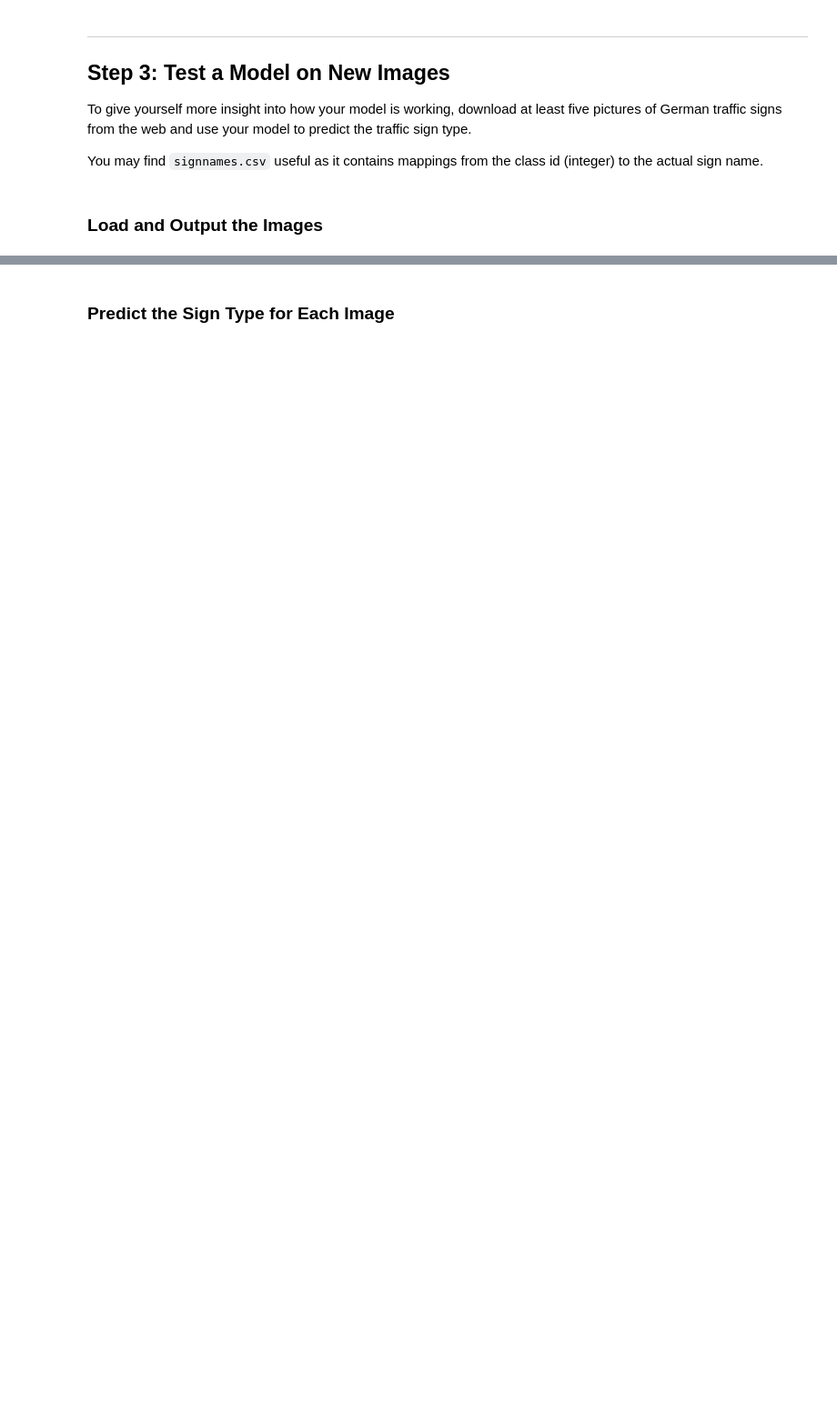
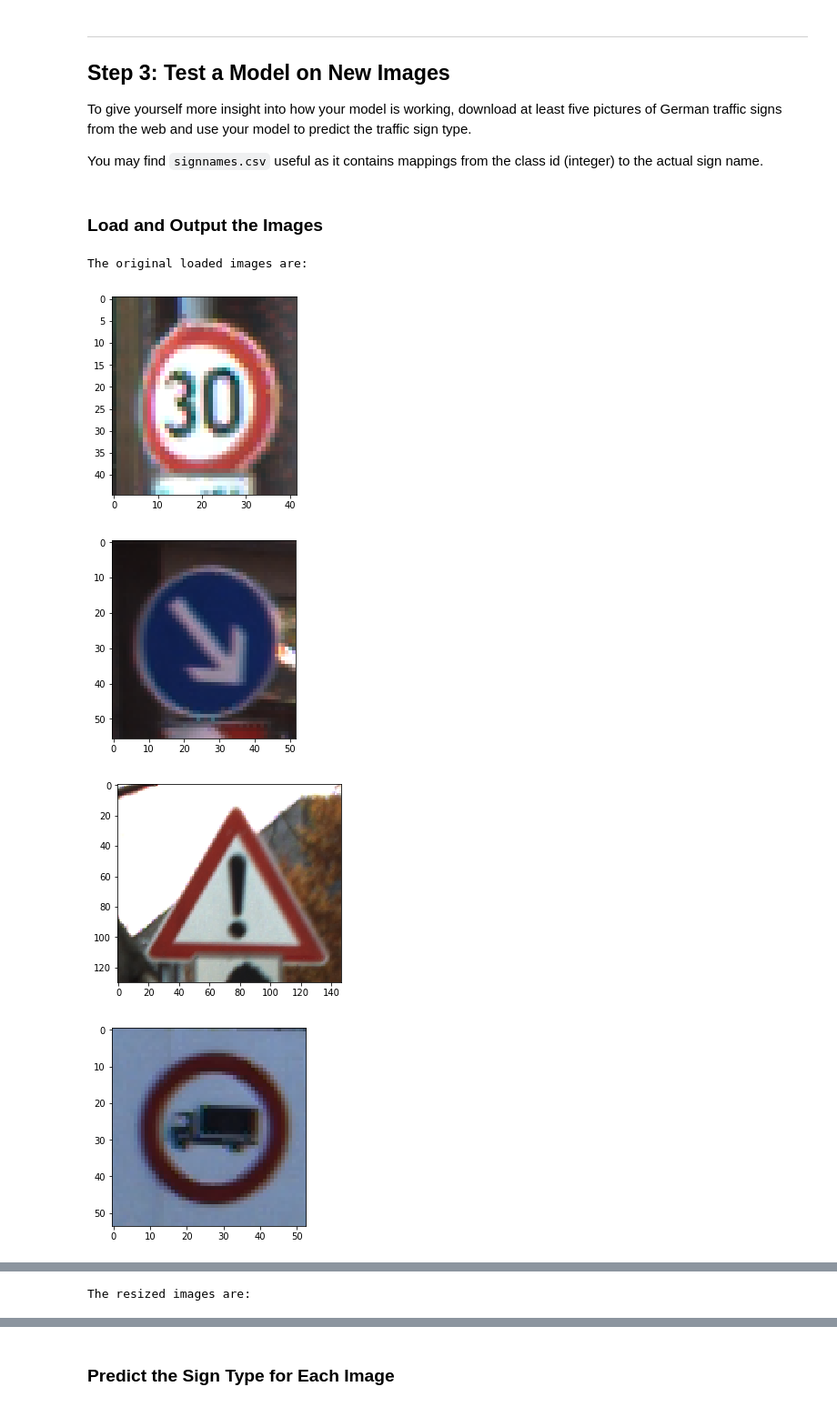
Before and after one commit to chgeso/self-driving-car-p3-traffic-sign-classifier, a Jupyter notebook: Traffic_Sign_Classifier.ipynb, the cells around one changed output, grey strips where cells are left out. Shown at 91% size. Saved outputs shown, nothing was run; the diff lists cells and outputs as text; code cells hidden in the pictures; blank space fills up the shorter version.

```diff
--- a/Traffic_Sign_Classifier.ipynb
+++ b/Traffic_Sign_Classifier.ipynb
@@ -233,0 +408,61 @@ You may find `signnames.csv` useful as it contains mappings from the class id (i
+# %%
+### Load the images and plot them here.
+### Feel free to use as many code cells as needed.
+
+import glob
+
+# The number of the new picutres is 5.
+# X_axis and Y_axis lengths are 32.
+# The channels are three channels (R,G,B)
+num_newpics = 5
+pics_x_size = 32
+pics_y_size = 32
+pics_channels = 3
+
+X_new = np.zeros((num_newpics,pics_x_size,pics_y_size,pics_channels), dtype=np.uint8)
+
+# Read the new images and input to X_new arrays.
+new_pics_list = glob.glob('./newdata/ClassId*.ppm')
+
+print('\nThe original loaded images are:')
+
+for idx, fname in enumerate(new_pics_list):
+
+    # Read the image and convert from BGR to RGB
+    img = cv2.cvtColor(cv2.imread(fname), cv2.COLOR_BGR2RGB)
+    plt.figure()
+    plt.imshow(img)
+
+    # Resize the image to pics_x_size x pics_y_size.
+    img_resize = cv2.resize(img,(pics_x_size, pics_y_size))
+    X_new[idx,:,:,:] = img_resize
+
+plt.show()
+
+# Draw subplots for show the resized images.
+row = 1
+col = num_newpics
+
+fig, axes = plt.subplots(row, col, figsize=(pics_x_size/2, pics_y_size/2),
+                         subplot_kw={'xticks': [], 'yticks': []})
+fig.subplots_adjust(hspace=0.02, wspace=0.1)
+fig_maxnum = np.array(range(row*col))
+
+for ax, idx in zip(axes.flat, fig_maxnum):
+    # Draw an example figure in each class
+    # INFO: X_new_procssed is 1 channel.
+    ax.imshow(X_new[idx])
+    ax.set_title(idx)
+
+print('The resized images are:')
+
+plt.show()
+
+print('The loaded image order is:\n')
+print(new_pics_list)
+# %% [output]
+The original loaded images are:
+[figure, added]
+[figure, added]
+[figure, added]
+[figure, added]
@@ -233,0 +470 @@ You may find `signnames.csv` useful as it contains mappings from the class id (i
+The resized images are:
```
Also changed, not shown: parts of 18 cells of this notebook, 18 other files.
